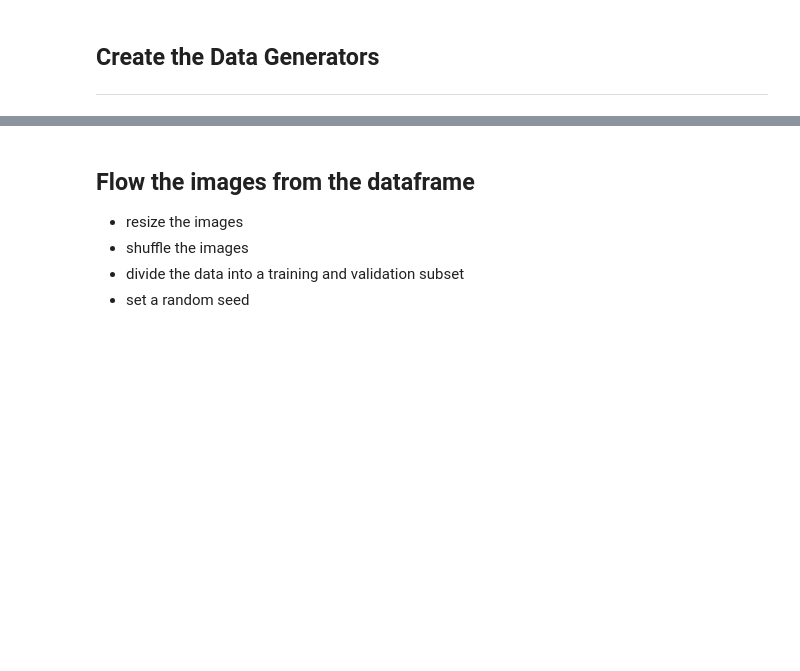
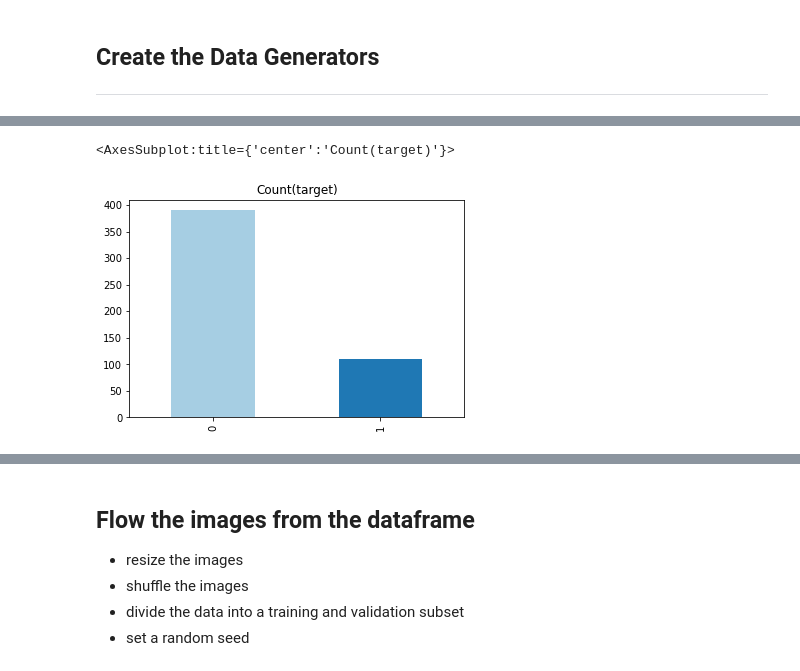
Before and after one commit to 2320sharon/Sniffer-Classifier, a Jupyter notebook: clean_sniffer_classifier.ipynb, the cells around one changed output, grey strips where cells are left out. Cells and saved outputs as stored; diff of their text form; code cells hidden in the pictures; blank space fills up the shorter version.

```diff
--- a/clean_sniffer_classifier.ipynb
+++ b/clean_sniffer_classifier.ipynb
@@ -192,0 +201,5 @@ def get_training_dataframes(df):
+# %%
+traindf['Sorted'].value_counts().plot(kind="bar",title='Count(target)',color=plt.cm.Paired(np.arange(len(traindf))))
+# %% [output]
+<AxesSubplot:title={'center':'Count(target)'}>
+[figure, added]
```
Also changed, not shown: parts of 17 cells of this notebook.
